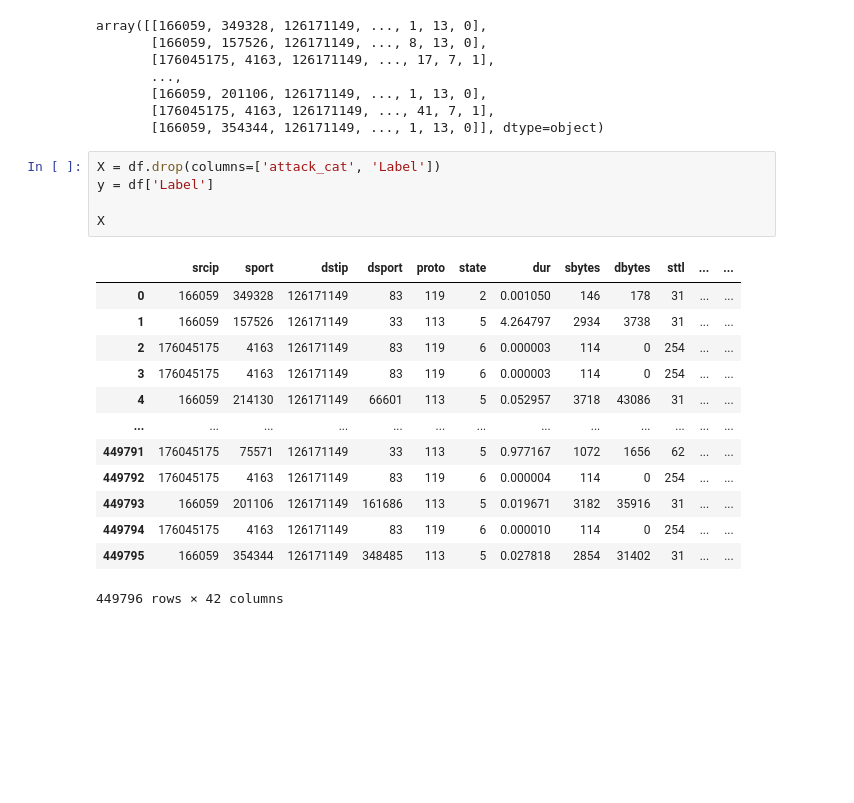
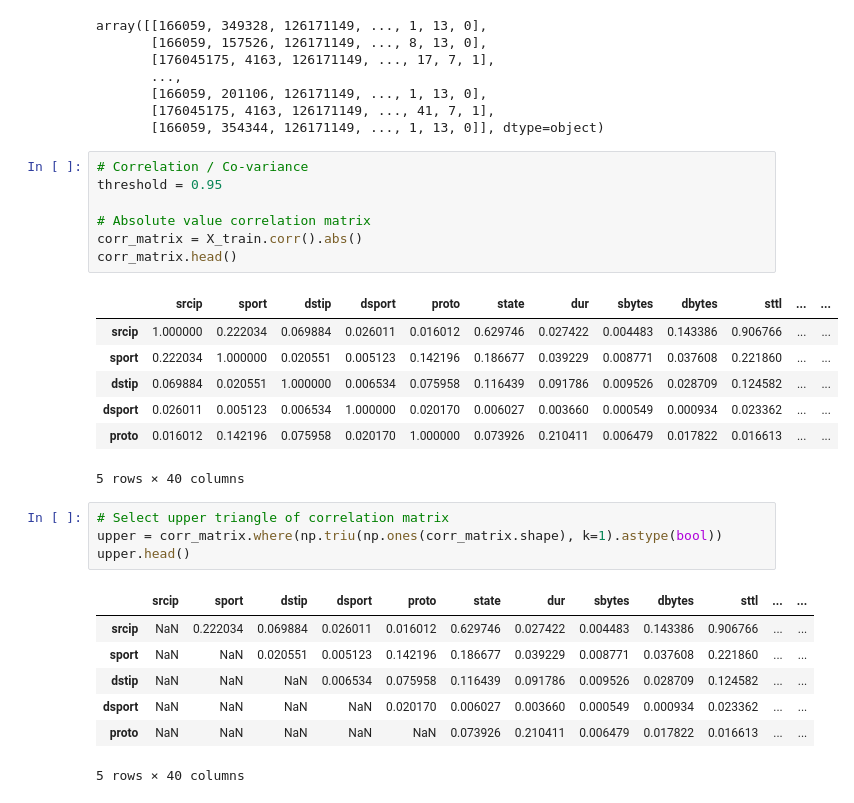
Before and after one commit to imphinite/network-intrusion-detection-classification, a Jupyter notebook: jupyter/starter.ipynb, the cells around one changed output. Cells and saved outputs as stored; diff of their text form; blank space fills up the shorter version.

Commit message:
Feature selection by correlation covariance analysis

```diff
--- a/jupyter/starter.ipynb
+++ b/jupyter/starter.ipynb
@@ -195,22 +197,30 @@ array([[166059, 349328, 126171149, ..., 1, 13, 0],
        [166059, 201106, 126171149, ..., 1, 13, 0],
        [176045175, 4163, 126171149, ..., 41, 7, 1],
        [166059, 354344, 126171149, ..., 1, 13, 0]], dtype=object)
-# %%
-X = df.drop(columns=['attack_cat', 'Label'])
-y = df['Label']
-
-X
-# %% [output]
-|  | srcip | sport | dstip | dsport | proto | state | dur | sbytes | dbytes | sttl | ... | ... |
-| 0 | 166059 | 349328 | 126171149 | 83 | 119 | 2 | 0.001050 | 146 | 178 | 31 | ... | ... |
-| 1 | 166059 | 157526 | 126171149 | 33 | 113 | 5 | 4.264797 | 2934 | 3738 | 31 | ... | ... |
-| 2 | 176045175 | 4163 | 126171149 | 83 | 119 | 6 | 0.000003 | 114 | 0 | 254 | ... | ... |
-| 3 | 176045175 | 4163 | 126171149 | 83 | 119 | 6 | 0.000003 | 114 | 0 | 254 | ... | ... |
-| 4 | 166059 | 214130 | 126171149 | 66601 | 113 | 5 | 0.052957 | 3718 | 43086 | 31 | ... | ... |
-| ... | ... | ... | ... | ... | ... | ... | ... | ... | ... | ... | ... | ... |
-| 449791 | 176045175 | 75571 | 126171149 | 33 | 113 | 5 | 0.977167 | 1072 | 1656 | 62 | ... | ... |
-| 449792 | 176045175 | 4163 | 126171149 | 83 | 119 | 6 | 0.000004 | 114 | 0 | 254 | ... | ... |
-| 449793 | 166059 | 201106 | 126171149 | 161686 | 113 | 5 | 0.019671 | 3182 | 35916 | 31 | ... | ... |
-| 449794 | 176045175 | 4163 | 126171149 | 83 | 119 | 6 | 0.000010 | 114 | 0 | 254 | ... | ... |
-| 449795 | 166059 | 354344 | 126171149 | 348485 | 113 | 5 | 0.027818 | 2854 | 31402 | 31 | ... | ... |
-449796 rows × 42 columns
+# %%
+# Correlation / Co-variance
+threshold = 0.95
+
+# Absolute value correlation matrix
+corr_matrix = X_train.corr().abs()
+corr_matrix.head()
+# %% [output]
+|  | srcip | sport | dstip | dsport | proto | state | dur | sbytes | dbytes | sttl | ... | ... |
+| srcip | 1.000000 | 0.222034 | 0.069884 | 0.026011 | 0.016012 | 0.629746 | 0.027422 | 0.004483 | 0.143386 | 0.906766 | ... | ... |
+| sport | 0.222034 | 1.000000 | 0.020551 | 0.005123 | 0.142196 | 0.186677 | 0.039229 | 0.008771 | 0.037608 | 0.221860 | ... | ... |
+| dstip | 0.069884 | 0.020551 | 1.000000 | 0.006534 | 0.075958 | 0.116439 | 0.091786 | 0.009526 | 0.028709 | 0.124582 | ... | ... |
+| dsport | 0.026011 | 0.005123 | 0.006534 | 1.000000 | 0.020170 | 0.006027 | 0.003660 | 0.000549 | 0.000934 | 0.023362 | ... | ... |
+| proto | 0.016012 | 0.142196 | 0.075958 | 0.020170 | 1.000000 | 0.073926 | 0.210411 | 0.006479 | 0.017822 | 0.016613 | ... | ... |
+5 rows × 40 columns
+# %%
+# Select upper triangle of correlation matrix
+upper = corr_matrix.where(np.triu(np.ones(corr_matrix.shape), k=1).astype(bool))
+upper.head()
+# %% [output]
+|  | srcip | sport | dstip | dsport | proto | state | dur | sbytes | dbytes | sttl | ... | ... |
+| srcip | NaN | 0.222034 | 0.069884 | 0.026011 | 0.016012 | 0.629746 | 0.027422 | 0.004483 | 0.143386 | 0.906766 | ... | ... |
+| sport | NaN | NaN | 0.020551 | 0.005123 | 0.142196 | 0.186677 | 0.039229 | 0.008771 | 0.037608 | 0.221860 | ... | ... |
+| dstip | NaN | NaN | NaN | 0.006534 | 0.075958 | 0.116439 | 0.091786 | 0.009526 | 0.028709 | 0.124582 | ... | ... |
+| dsport | NaN | NaN | NaN | NaN | 0.020170 | 0.006027 | 0.003660 | 0.000549 | 0.000934 | 0.023362 | ... | ... |
+| proto | NaN | NaN | NaN | NaN | NaN | 0.073926 | 0.210411 | 0.006479 | 0.017822 | 0.016613 | ... | ... |
+5 rows × 40 columns
```
Also changed, not shown: parts of 10 cells of this notebook.
